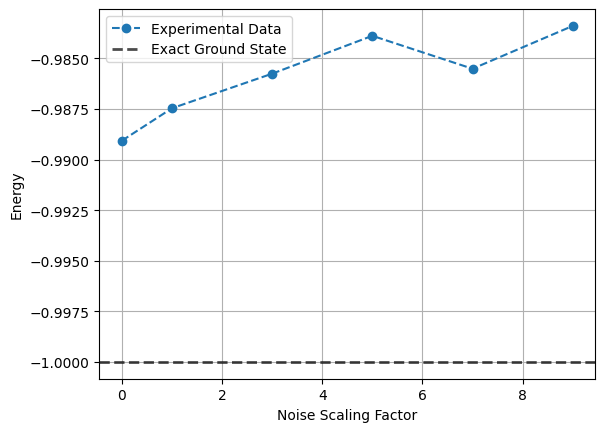
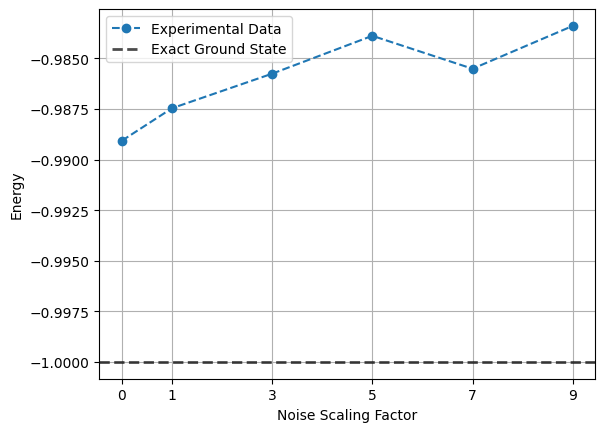
Code edit (unified diff) that turned the first committed figure into the second:
--- before
+++ after
@@ -5,4 +5,5 @@
             linewidth=2, label='Exact Ground State', alpha=0.7)
 plt.xlabel("Noise Scaling Factor")
+plt.xticks(xdata)
 plt.ylabel("Energy")
 plt.legend()

Commit: update text on error mitigation